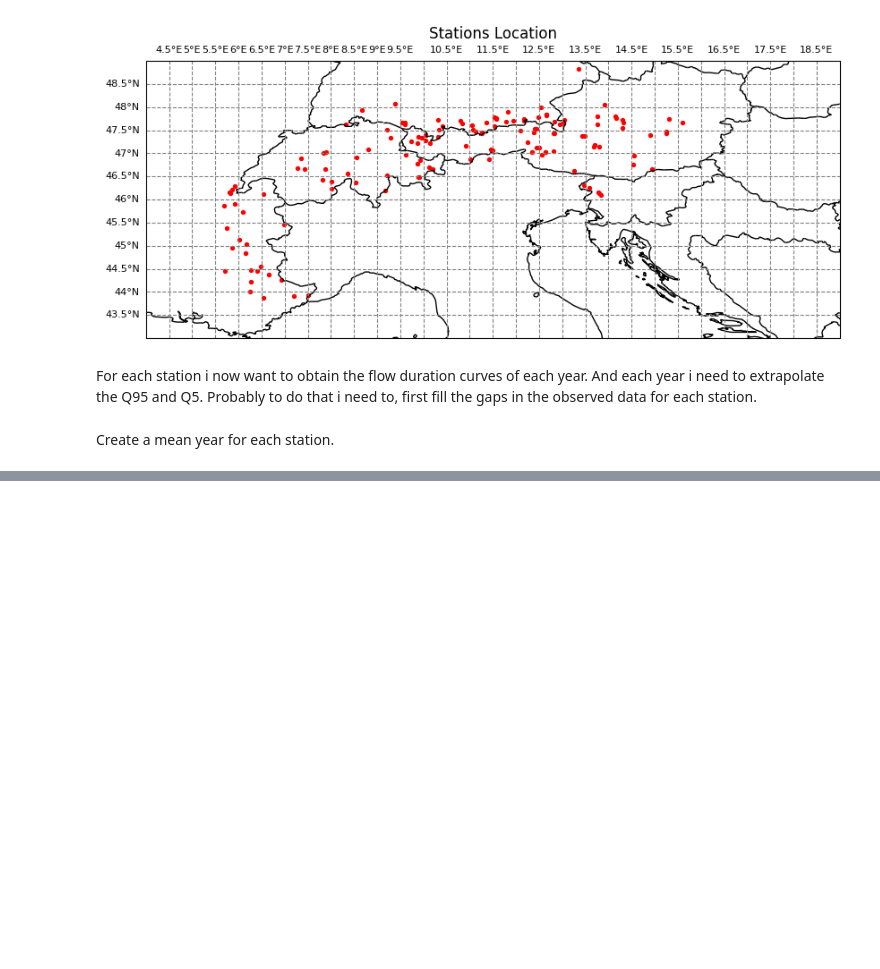
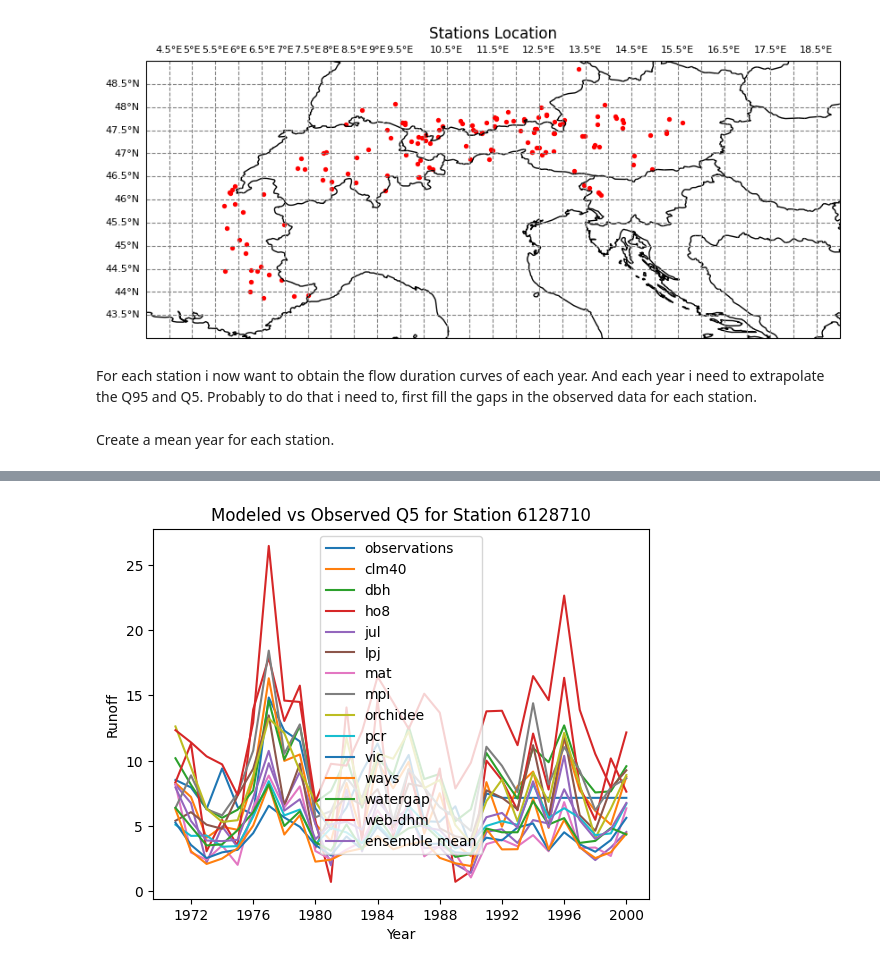
Before and after one commit to LorenzoPipan/ISIMIP-Tesi, a Jupyter notebook: Ensemble mean_2a_vs_Observed.ipynb, the cells around one changed output, grey strips where cells are left out. Drawn from its saved outputs; the diff is of its cells as text; code cells hidden in the pictures; blank space fills up the shorter version.

```diff
--- a/Ensemble mean_2a_vs_Observed.ipynb
+++ b/Ensemble mean_2a_vs_Observed.ipynb
@@ -683,0 +647,19 @@ Commento. i Gap sono stati fillati la procedura sembra andata bene, sti q5 e q95
+# %%
+# Select the data for station with id index 0
+data_station0_q5 = annual_q5.isel(id=0)
+
+# Plot the realizations
+for i, realization in enumerate(data_station0_q5.realization):
+    #label = data_station.attrs['model'][i]  # Get the label from the 'model' attribute
+    plt.plot(data_station0_q5.time, data_station0_q5[realization,:], label=data_station0_q5.attrs['model'][i])
+
+# Add labels, title, and legend
+plt.xlabel('Year')
+plt.ylabel('Runoff')
+plt.title(f'Modeled vs Observed Q5 for Station {data_station0_q5.id.item()}')
+plt.legend()
+
+# Show the plot
+plt.show()
+# %% [output]
+[figure, added]
```
Also changed, not shown: parts of 29 cells of this notebook.
